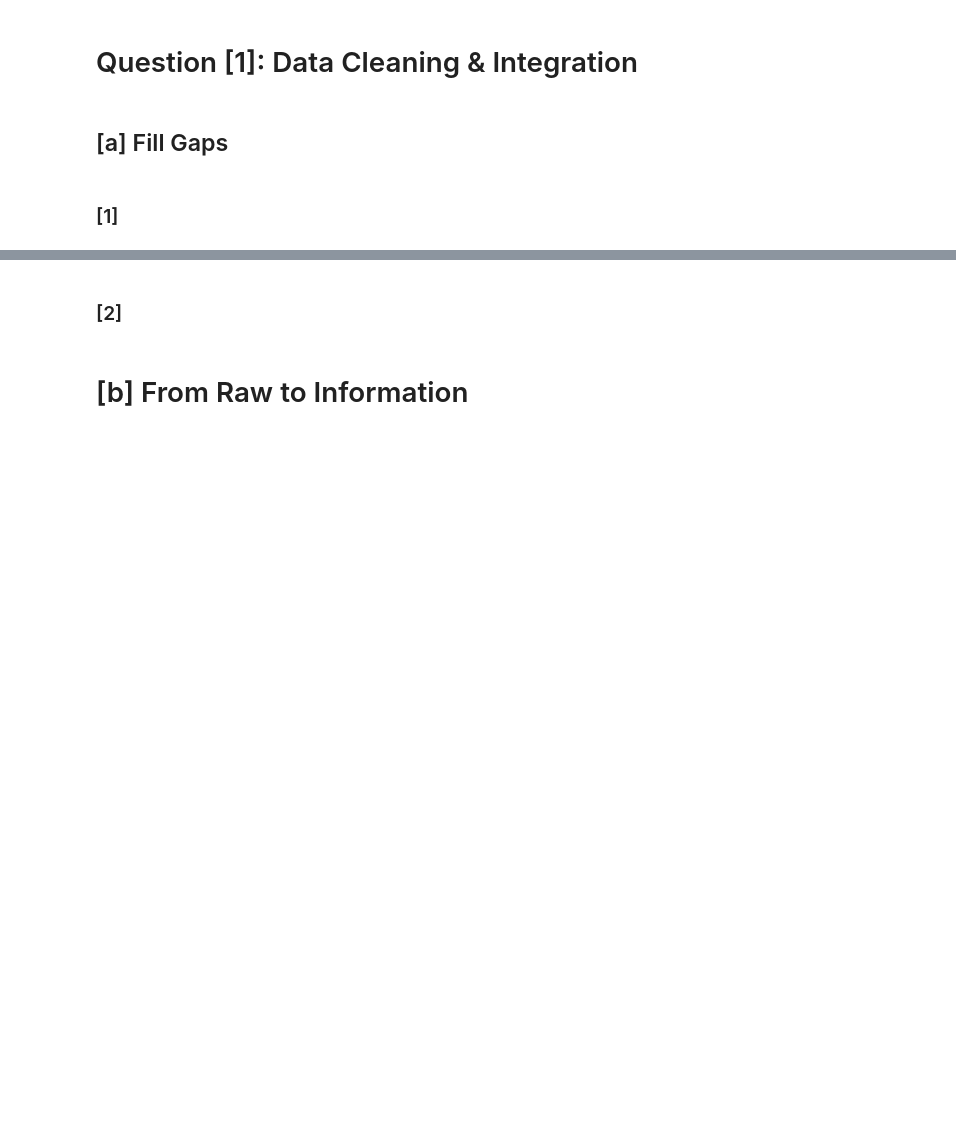
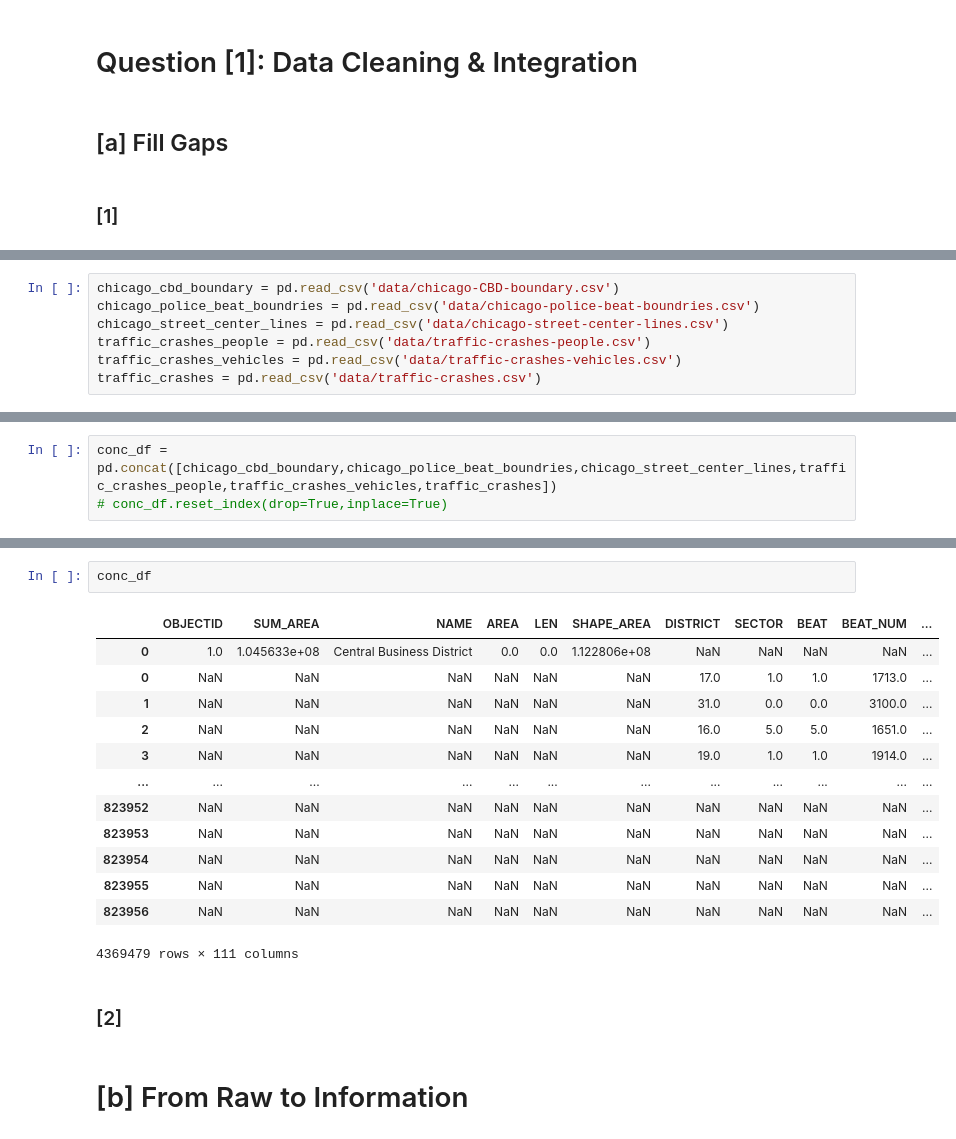
Before and after one commit to abdhashas/Data_mining_project, a Jupyter notebook: DM_HOMEWORK_1_BY_[your_name].ipynb, the cells around one changed output, grey strips where cells are left out. Cells and saved outputs as stored; diff of their text form; blank space fills up the shorter version.

```diff
--- a/DM_HOMEWORK_1_BY_[your_name].ipynb
+++ b/DM_HOMEWORK_1_BY_[your_name].ipynb
@@ -48,0 +51,7 @@ Download data
+# %%
+chicago_cbd_boundary = pd.read_csv('data/chicago-CBD-boundary.csv')
+chicago_police_beat_boundries = pd.read_csv('data/chicago-police-beat-boundries.csv')
+chicago_street_center_lines = pd.read_csv('data/chicago-street-center-lines.csv')
+traffic_crashes_people = pd.read_csv('data/traffic-crashes-people.csv')
+traffic_crashes_vehicles = pd.read_csv('data/traffic-crashes-vehicles.csv')
+traffic_crashes = pd.read_csv('data/traffic-crashes.csv')
@@ -48,0 +242,3 @@ Download data
+# %%
+conc_df = pd.concat([chicago_cbd_boundary,chicago_police_beat_boundries,chicago_street_center_lines,traffic_crashes_people,traffic_crashes_vehicles,traffic_crashes])
+# conc_df.reset_index(drop=True,inplace=True)
@@ -49,3 +267,19 @@ Download data
+# %%
+conc_df
+# %% [output]
+|  | OBJECTID | SUM_AREA | NAME | AREA | LEN | SHAPE_AREA | DISTRICT | SECTOR | BEAT | BEAT_NUM | ... |
+| 0 | 1.0 | 1.045633e+08 | Central Business District | 0.0 | 0.0 | 1.122806e+08 | NaN | NaN | NaN | NaN | ... |
+| 0 | NaN | NaN | NaN | NaN | NaN | NaN | 17.0 | 1.0 | 1.0 | 1713.0 | ... |
+| 1 | NaN | NaN | NaN | NaN | NaN | NaN | 31.0 | 0.0 | 0.0 | 3100.0 | ... |
+| 2 | NaN | NaN | NaN | NaN | NaN | NaN | 16.0 | 5.0 | 5.0 | 1651.0 | ... |
+| 3 | NaN | NaN | NaN | NaN | NaN | NaN | 19.0 | 1.0 | 1.0 | 1914.0 | ... |
+| ... | ... | ... | ... | ... | ... | ... | ... | ... | ... | ... | ... |
+| 823952 | NaN | NaN | NaN | NaN | NaN | NaN | NaN | NaN | NaN | NaN | ... |
+| 823953 | NaN | NaN | NaN | NaN | NaN | NaN | NaN | NaN | NaN | NaN | ... |
+| 823954 | NaN | NaN | NaN | NaN | NaN | NaN | NaN | NaN | NaN | NaN | ... |
+| 823955 | NaN | NaN | NaN | NaN | NaN | NaN | NaN | NaN | NaN | NaN | ... |
+| 823956 | NaN | NaN | NaN | NaN | NaN | NaN | NaN | NaN | NaN | NaN | ... |
+4369479 rows × 111 columns
 # %% [markdown]
 ### [2]
 # %% [markdown]
```
Also changed, not shown: parts of 19 cells of this notebook.
